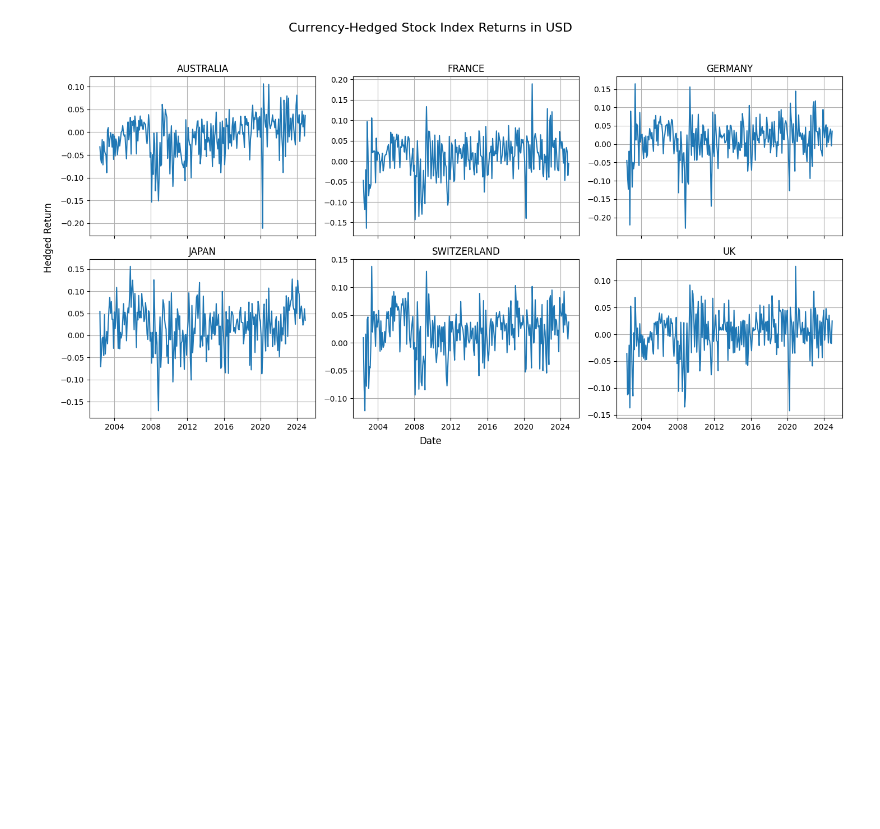
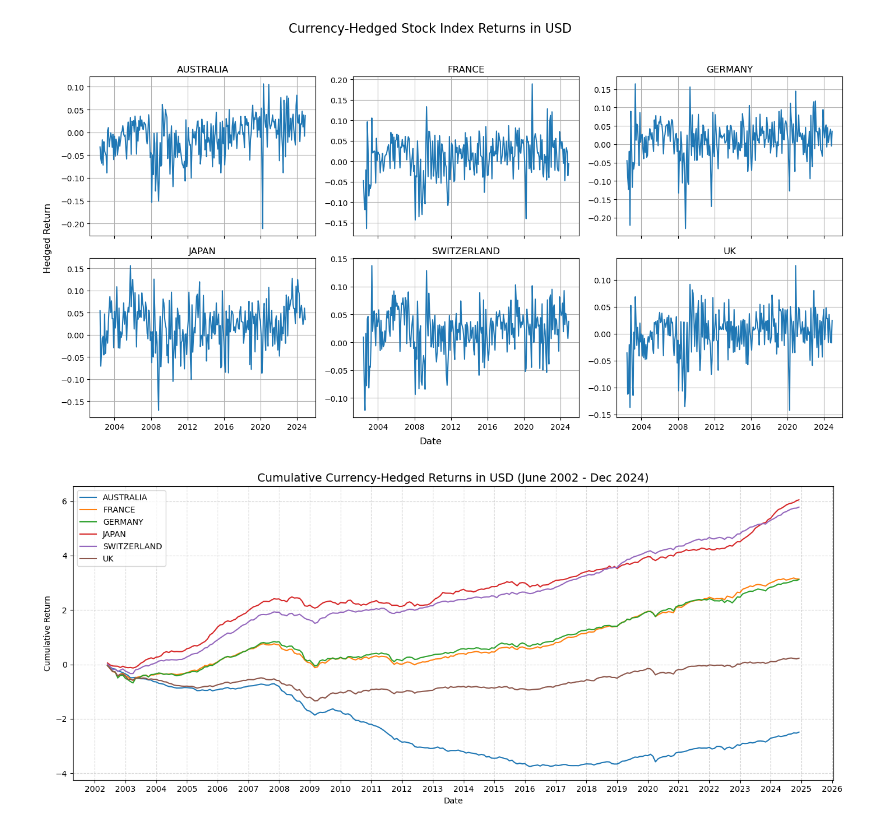
Before and after one commit to matthias-wyss/Investments-project, a Jupyter notebook: notebook.ipynb, the cells around one changed output. Saved outputs shown, nothing was run; the diff lists cells and outputs as text; code cells hidden in the pictures; blank space fills up the shorter version.

```diff
--- a/notebook.ipynb
+++ b/notebook.ipynb
@@ -555,3 +593,25 @@ plt.tight_layout(rect=[0.05, 0.05, 1, 0.95])
 plt.show()
 # %% [output]
 [figure]
+# %%
+plt.figure(figsize=(14, 6))
+
+for country in country_map:
+    col = f"{country}_hedged_return_usd"
+    if col in df_hedged_returns.columns:
+        plt.plot(df_hedged_returns.index, df_hedged_returns[col].cumsum(), label=country.upper())
+
+plt.title("Cumulative Currency-Hedged Returns in USD (June 2002 - Dec 2024)", fontsize=14)
+plt.xlabel("Date")
+plt.ylabel("Cumulative Return")
+plt.grid(True, linestyle='--', alpha=0.5)
+plt.legend(loc='upper left')
+# Format x-axis to show years only
+ax = plt.gca()
+ax.xaxis.set_major_locator(mdates.YearLocator())
+ax.xaxis.set_major_formatter(mdates.DateFormatter('%Y'))
+plt.tight_layout()
+plt.savefig('data/q3/cumulative_hedged_returns.png', dpi=300)
+plt.show()
+# %% [output]
+[figure, added]
```
Also changed, not shown: parts of 53 cells of this notebook, 16 other files.
